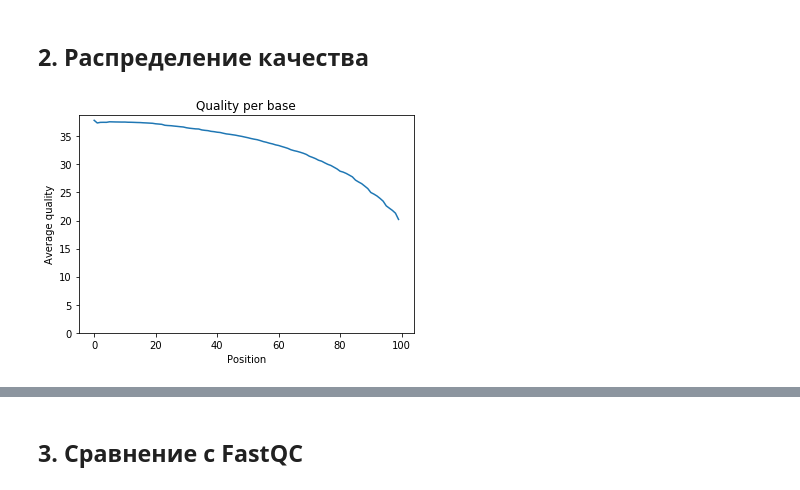
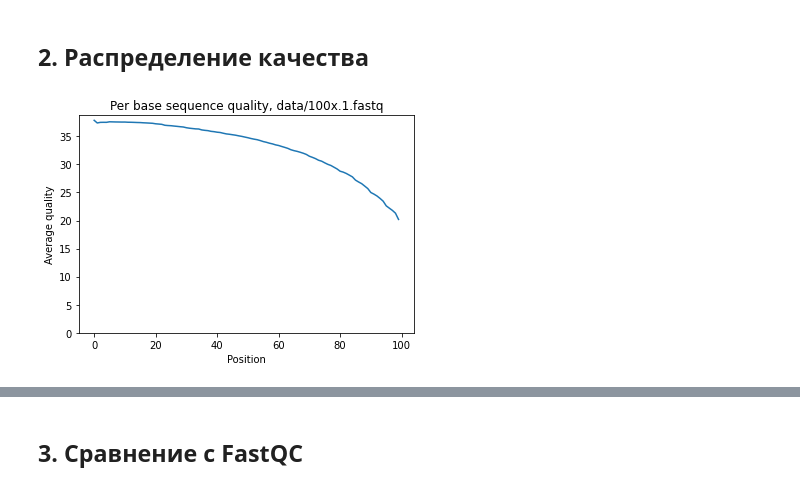
Before and after one commit to vkpankov/BioInfML, a Jupyter notebook: NGS/HW1.ipynb, the cells around one changed output, grey strips where cells are left out. Drawn from its saved outputs; the diff is of its cells as text; code cells hidden in the pictures.

```diff
--- a/NGS/HW1.ipynb
+++ b/NGS/HW1.ipynb
@@ -44,24 +44,24 @@ plotGC("data/100x.1.fastq")
 # %%
 def plotQualityDist(fileName):
     fastqGen = SeqIO.parse(fileName, "fastq")
     qualities = list(map(lambda x: x.letter_annotations["phred_quality"], fastqGen))
     minReadLength = min(map(len, qualities))
     maxReadLength = max(map(len, qualities))
     qualitySums = np.zeros(maxReadLength)
     qualityCounts = np.zeros(maxReadLength)
     for qSeq in qualities:
         for position, quality in enumerate(qSeq):
             qualitySums[position]+=quality
             qualityCounts[position]+=1
     averageQualities = qualitySums/qualityCounts
     positions = np.array(range(0, maxReadLength))
     plt.plot(positions,averageQualities)
-    plt.title("Per base sequence quality")
+    plt.title(f"Per base sequence quality, {fileName}")
     plt.xlabel("Position")
     plt.ylim(0)
     plt.ylabel("Average quality")
 
 
 plotQualityDist("data/100x.1.fastq")
 # %% [output]
-[figure, old version]
+[figure, new version]
```
Also changed, not shown: parts of 4 cells of this notebook.
